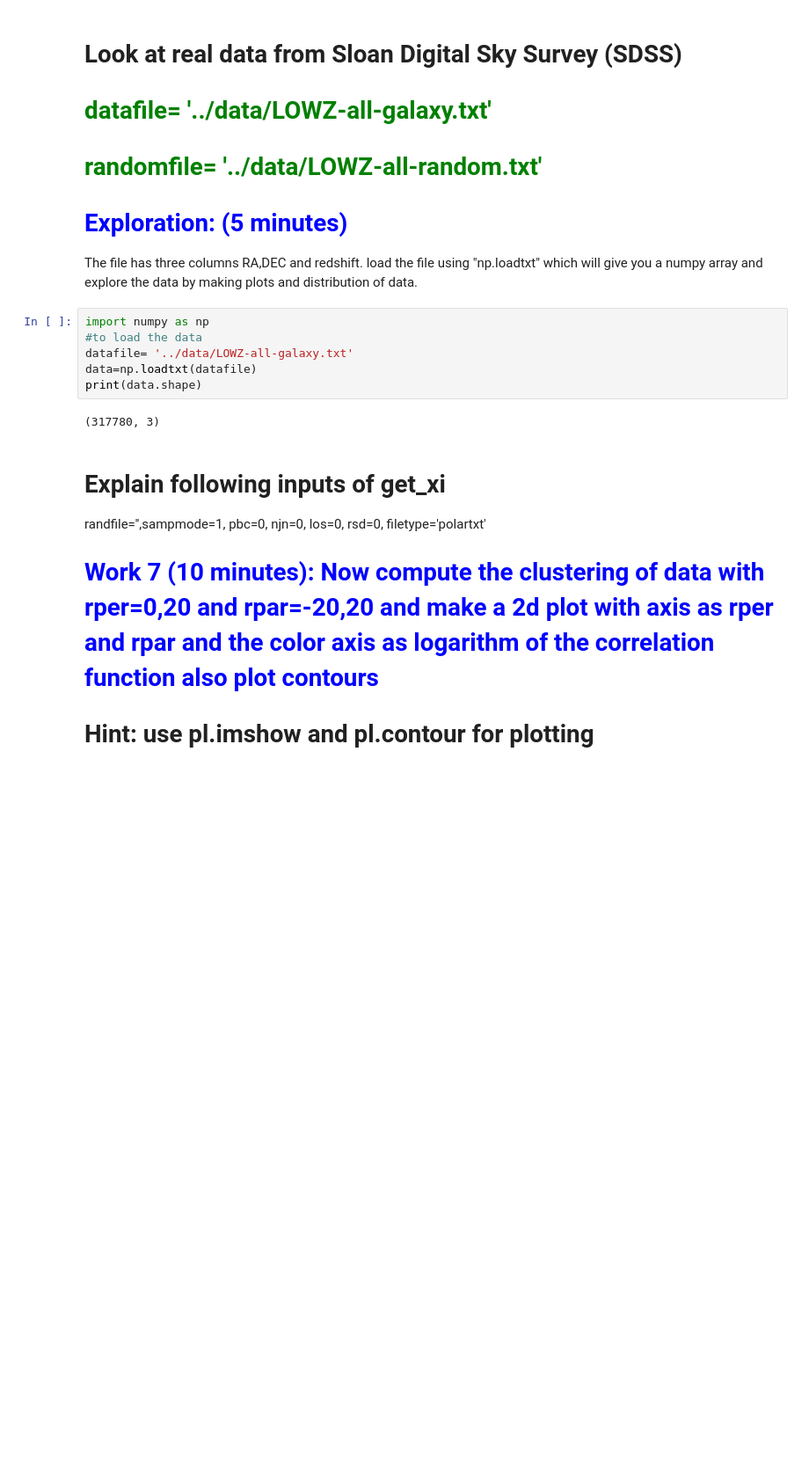
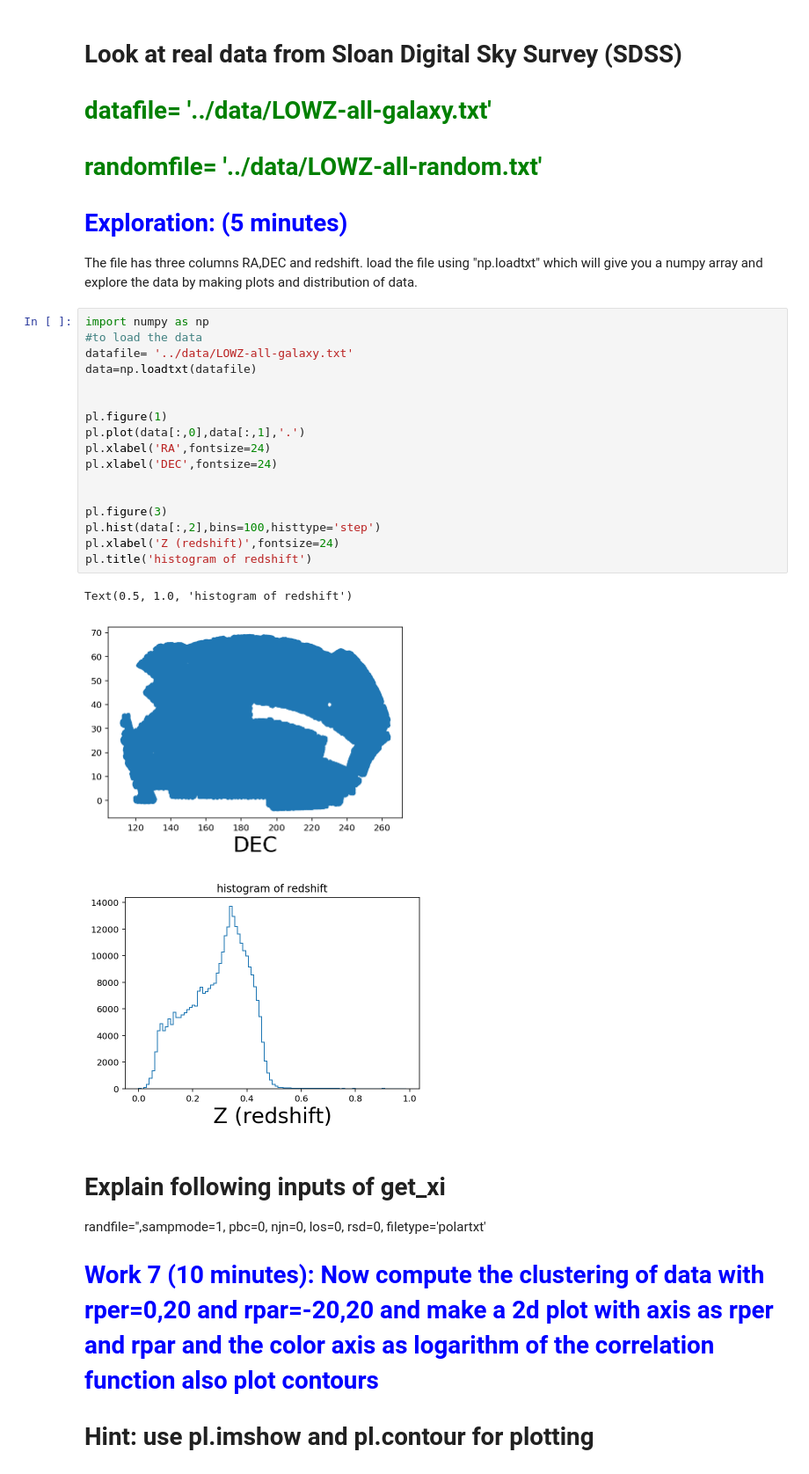
Before and after one commit to omega9525/LssICTS, a Jupyter notebook: Tutorial/Tutorial-2-solution.ipynb, the cells around one changed output. Shown at 88% size. Cells and saved outputs as stored; diff of their text form; blank space fills up the shorter version.

```diff
--- a/Tutorial/Tutorial-2-solution.ipynb
+++ b/Tutorial/Tutorial-2-solution.ipynb
@@ -505,11 +505,24 @@ load the file using "np.loadtxt" which will give you a numpy array and explore t
 # %%
 import numpy as np
 #to load the data
 datafile= '../data/LOWZ-all-galaxy.txt'
 data=np.loadtxt(datafile)
-print(data.shape)
+
+
+pl.figure(1)
+pl.plot(data[:,0],data[:,1],'.')
+pl.xlabel('RA',fontsize=24)
+pl.xlabel('DEC',fontsize=24)
+
+
+pl.figure(3)
+pl.hist(data[:,2],bins=100,histtype='step')
+pl.xlabel('Z (redshift)',fontsize=24)
+pl.title('histogram of redshift')
 # %% [output]
-(317780, 3)
+Text(0.5, 1.0, 'histogram of redshift')
+[figure, added]
+[figure, added]
 # %% [markdown]
 # Explain following inputs of get_xi
 
```
Also changed, not shown: parts of 5 cells of this notebook.
